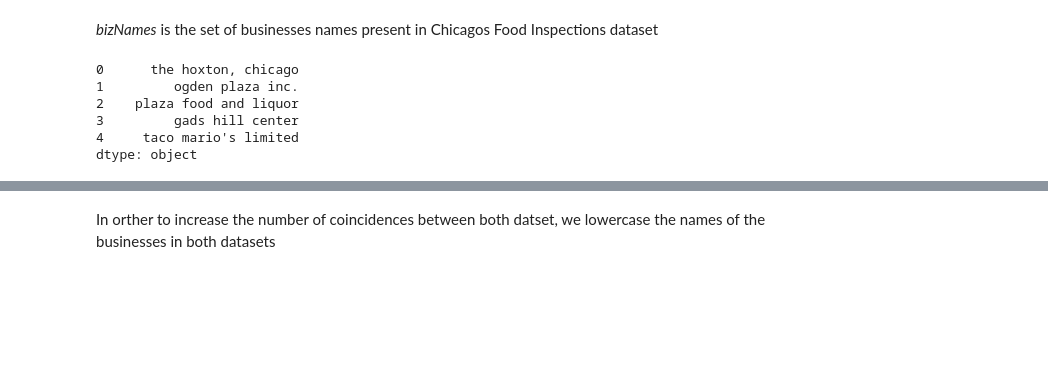
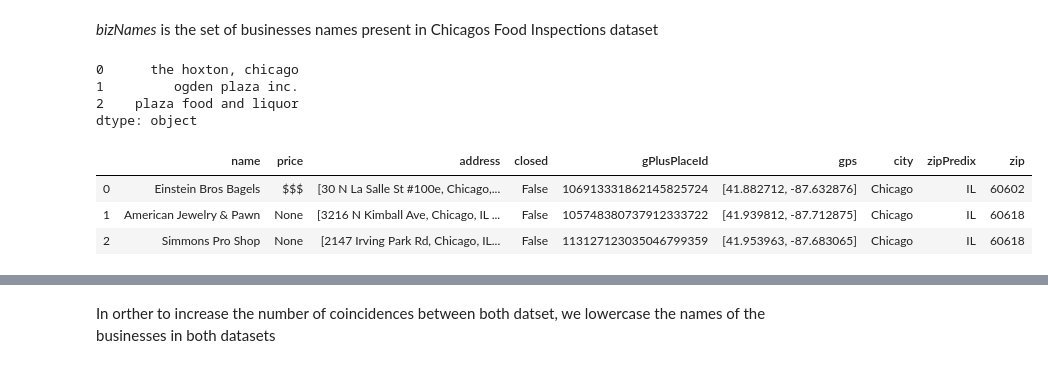
Before and after one commit to MNabegh/ADAknow, a Jupyter notebook: Google Local Reviews.ipynb, the cells around one changed output, grey strips where cells are left out. Cells and saved outputs as stored; diff of their text form; code cells hidden in the pictures; blank space fills up the shorter version.

```diff
--- a/Google Local Reviews.ipynb
+++ b/Google Local Reviews.ipynb
@@ -349,13 +355,22 @@ In a very first approach, we can analyze this by creating a list of businesses n
 # %% [markdown]
 _bizNames_ is the set of businesses names present in Chicagos Food Inspections dataset
 # %%
+# Read business names from Chicago's
 path = "./../Project Data/google/bizNames.pkl"
 bizNames = pd.read_pickle(path)
-bizNames.head(5)
+bizNames.head(3)
 # %% [output]
 0      the hoxton, chicago
 1         ogden plaza inc.
 2    plaza food and liquor
-3         gads hill center
-4     taco mario's limited
 dtype: object
+# %%
+# Read Google's businesses
+path = "./../Project Data/google/businessesChicago.pkl"
+openChicagoBiz_df = pd.read_pickle(path)
+openChicagoBiz_df.head(3)
+# %% [output]
+|  | name | price | address | closed | gPlusPlaceId | gps | city | zipPredix | zip |
+| 0 | Einstein Bros Bagels | $$$ | [30 N La Salle St #100e, Chicago,... | False | 106913331862145825724 | [41.882712, -87.632876] | Chicago | IL | 60602 |
+| 1 | American Jewelry & Pawn | None | [3216 N Kimball Ave, Chicago, IL ... | False | 105748380737912333722 | [41.939812, -87.712875] | Chicago | IL | 60618 |
+| 2 | Simmons Pro Shop | None | [2147 Irving Park Rd, Chicago, IL... | False | 113127123035046799359 | [41.953963, -87.683065] | Chicago | IL | 60618 |
```
Also changed, not shown: parts of 26 cells of this notebook.
